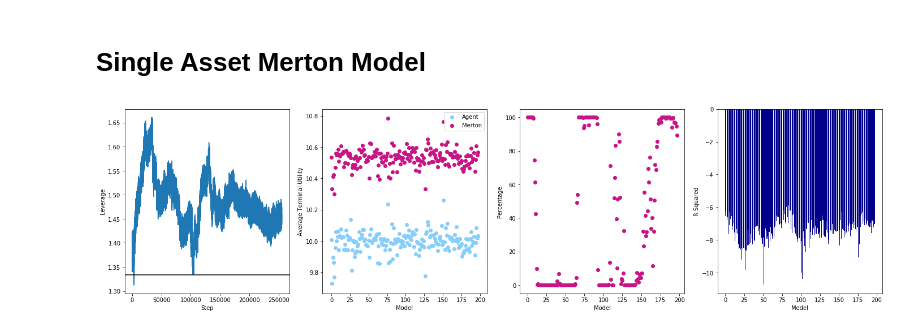
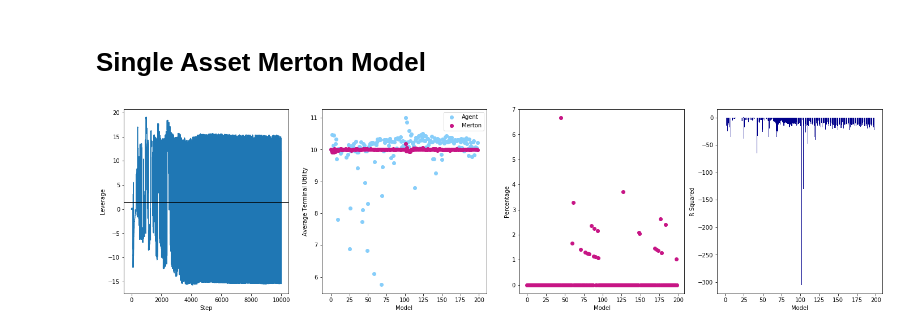
Before and after one commit to ansgarw/rl-portfolio, a Jupyter notebook: A2C Agent/AC Simulated II.ipynb, the cells around one changed output. Cells and saved outputs as stored; diff of their text form; code cells hidden in the pictures.

```diff
--- a/A2C Agent/AC Simulated II.ipynb
+++ b/A2C Agent/AC Simulated II.ipynb
@@ -10,36 +10,37 @@ import Factors_Wrapper as Wrapper
 # Single Asset Merton Model
 # %%
 # Model Parameters.
-Gamma  = 0.999
-N_Episodes  = 20000
+Gamma  = 1
+N_Episodes  = 2000000
 
-Actor_Hypers   = {"Learning Rate" : 0.001,
-                  "Epoch"         : 10,
-                  "Network Size"  : [16,8],
+Actor_Hypers   = {"Learning Rate" : 0.01,
+                  "Epoch"         : 1,
+                  'AC_Batches'    : 20,
+                  "Network Size"  : [4,4],
                   "Activation"    : "Sigmoid",
-                  "Alpha"         : 0}
+                  "Alpha"         : 0.0}
 
-Critic_Hypers = {"Learning Rate" : 0.001,
-                 "Epoch"         : 10,
-                 "Network Size"  : [32, 8],
+Critic_Hypers = {"Learning Rate" : 0.01,
+                 "Epoch"         : 1,
+                 "Network Size"  : [4, 4],
                  "Alpha"         : 0.0}
 
-# Critic_Hypers = {'power' : 4}
+# Critic_Hypers = {'power' : 3}
 # Function to facilitate mulitprocessing.
 Merton_Env = gym.make('Simulated-v0')
 Merton_Env.Set_Params(Mu = 0.01, Sigma = 0.11, Row = 1, Rf = 0.0052,
                       Max_Leverage  = 750,
                       Min_Leverage  = -750,
-                      Time_Horizon  = 1,
-                      Time_Step     = 1/100,
+                      Time_Horizon  = 1/10,
+                      Time_Step     = 1/10,
                       Risk_Aversion = 0.9,
-                      State_Corrolations = [0.2, 0.5])
+                      State_Corrolations = [1, 1])
 
-myAC = A2C.Actor_Critic(Merton_Env, Actor_Hypers, Critic_Hypers, Gamma = Gamma,
-                        Sigma_Range = [1, 0.1], Sigma_Anneal = 0.5, Retrain_Frequency = 25)
+myAC = Actor_Critic(Merton_Env, Actor_Hypers, Critic_Hypers, Gamma = Gamma,
+                        Sigma_Range = [1, 0.01], Sigma_Anneal = 0.5, Retrain_Frequency = 100)
 
 myWrapper = Wrapper.Factors_Wrapper(myAC)
 myWrapper.Train(N_Episodes, Plot = ['Mu', 'R_Squared', 'Merton_Benchmark', 'Percent_Merton_Action'])
 # %% [output]
-[figure, old version]
+[figure, new version]
 # %%
```
Also changed, not shown: parts of 12 cells of this notebook, 2 other files.
